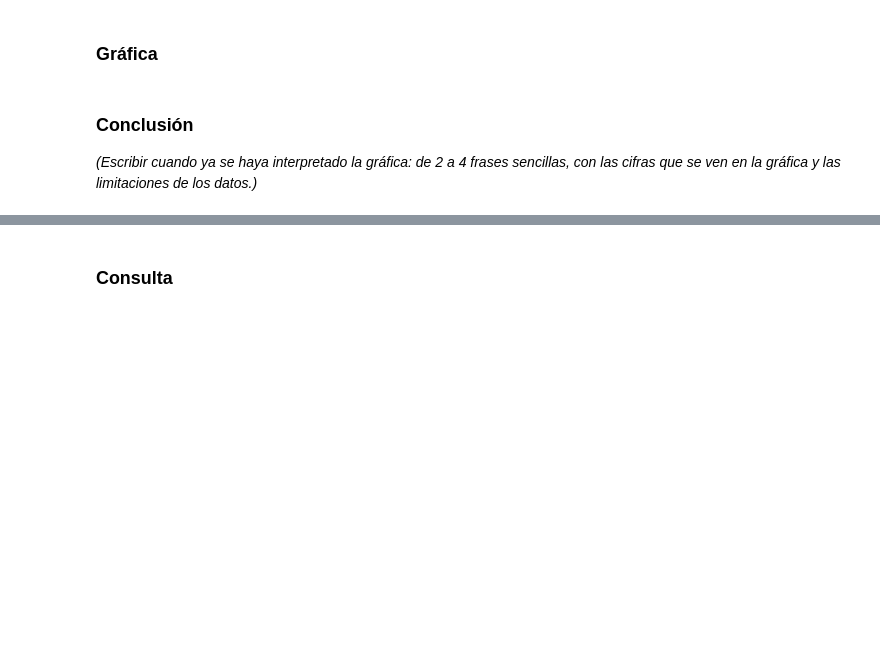
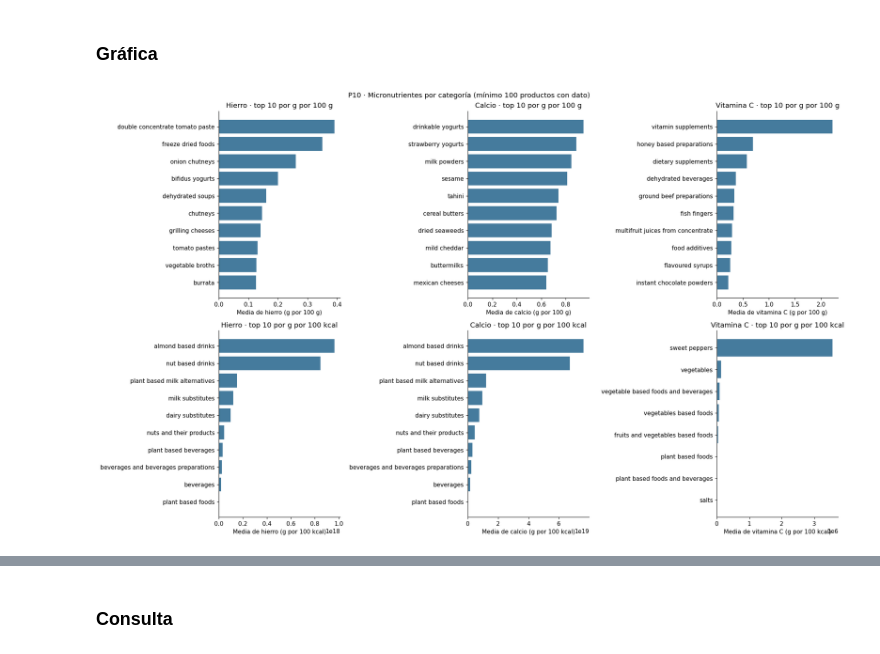
Before and after one commit to albertxestrada/BigData-OpenFoodFacts, a Jupyter notebook: src/client_consulta/consultas.ipynb, the cells around one changed output, grey strips where cells are left out. Drawn from its saved outputs; the diff is of its cells as text; code cells hidden in the pictures; blank space fills up the shorter version.

```diff
--- a/src/client_consulta/consultas.ipynb
+++ b/src/client_consulta/consultas.ipynb
@@ -798,0 +1161,13 @@ _(Escribir cuando ya se haya interpretado la gráfica: de 2 a 4 frases sencillas
+# %%
+p10 = resultado.toPandas()
+p10["categoria_nombre"] = p10.categoria.str.replace(r"^[a-z]{2}:", "", regex=True).str.replace("-", " ")
+
+assert (p10.n_con_dato >= MIN_PRODUCTOS_CON_DATO_P10).all()
+assert p10.pct_cobertura.between(0, 100).all()
+
+columnas_p10 = ["nutriente", "categoria_nombre", "n_productos_categoria", "n_con_dato", "pct_cobertura",
+                "media_100g", "mediana_100g", "p90_100g", "rank_100g", "n_con_dato_100kcal",
+                "media_100kcal", "mediana_100kcal", "rank_100kcal"]
+p10_tabla = p10.loc[(p10.rank_100g <= 10) | (p10.rank_100kcal <= 10), columnas_p10]
+print(f"Categorías con al menos {MIN_PRODUCTOS_CON_DATO_P10} productos que informan el nutriente.")
+p10_tabla.sort_values(["nutriente", "rank_100g"] , na_position="last").round(3)
@@ -806,4 +1213,26 @@ _(Escribir cuando ya se haya interpretado la gráfica: de 2 a 4 frases sencillas
-# %% [markdown]
-### Conclusión
-
-_(Escribir cuando ya se haya interpretado la gráfica: de 2 a 4 frases sencillas, con las cifras que se ven en la gráfica y las limitaciones de los datos.)_
+# %%
+nutrientes_p10 = [("Hierro", "hierro"), ("Calcio", "calcio"), ("Vitamina C", "vitamina C")]
+fig, ejes = plt.subplots(2, 3, figsize=(18, 11))
+for columna, (nutriente, etiqueta) in enumerate(nutrientes_p10):
+    for fila, (valor, rango, unidad) in enumerate((
+        ("media_100g", "rank_100g", "g por 100 g"),
+        ("media_100kcal", "rank_100kcal", "g por 100 kcal"))):
+        ax = ejes[fila, columna]
+        grupo = (p10[(p10.nutriente == nutriente) & (p10[rango] <= 10)]
+                 .sort_values(valor).tail(10))
+        if grupo.empty:
+            ax.text(0.5, 0.5, "Sin categorías con datos suficientes", ha="center", va="center",
+                    transform=ax.transAxes)
+            ax.set_axis_off()
+            continue
+        nombres = grupo.categoria_nombre.str.slice(0, 36)
+        ax.barh(nombres, grupo[valor], color="#457b9d")
+        ax.set_xlabel(f"Media de {etiqueta} ({unidad})")
+        ax.set_title(f"{nutriente} · top 10 por {unidad}")
+
+fig.suptitle(f"P10 · Micronutrientes por categoría (mínimo {MIN_PRODUCTOS_CON_DATO_P10} productos con dato)")
+plt.tight_layout()
+plt.savefig("figuras/p10_micronutrientes.png")
+plt.show()
+# %% [output]
+[figure, added]
```
Also changed, not shown: parts of 48 cells of this notebook.
